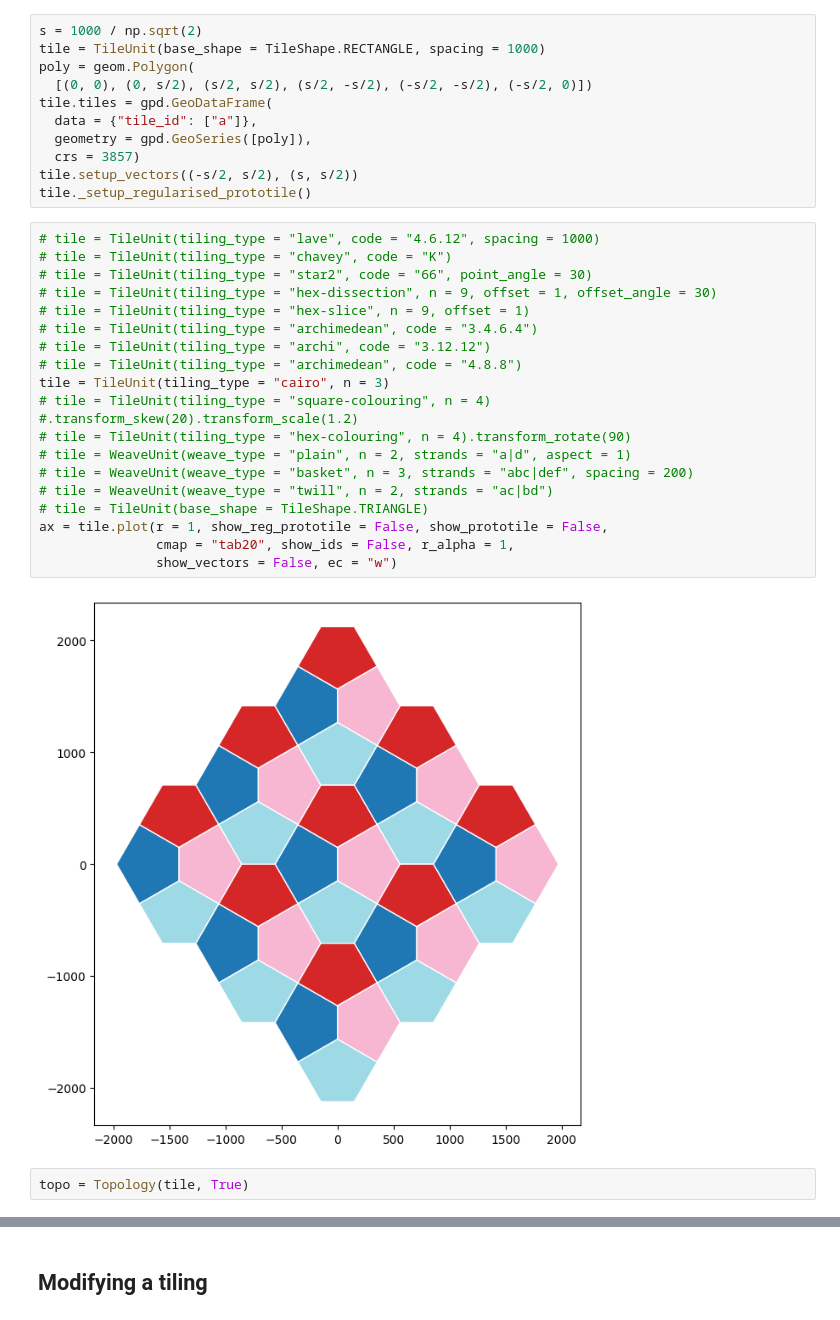
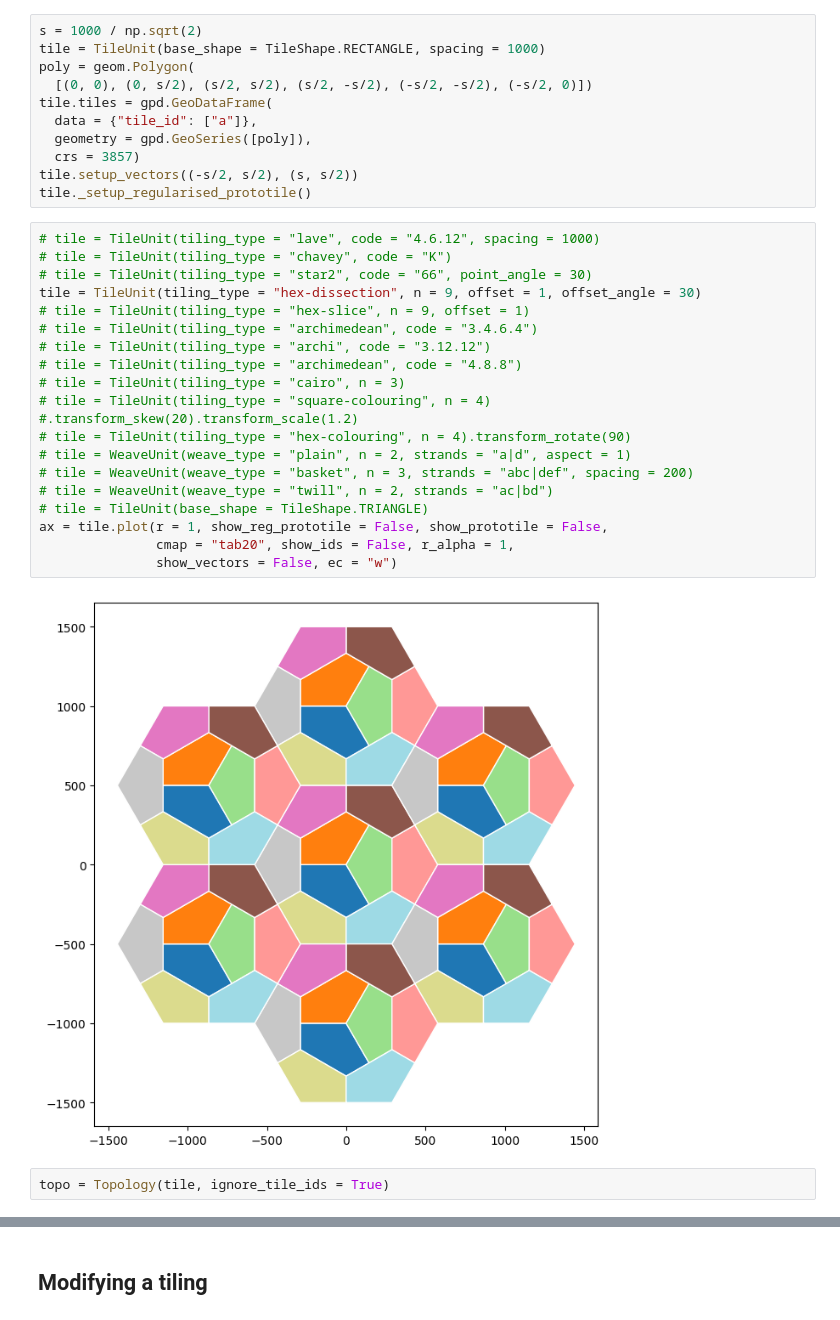
Before and after one commit to DOSull/weavingspace, a Jupyter notebook: examples/topology-working.ipynb, the cells around one changed output, grey strips where cells are left out. Cells and saved outputs as stored; diff of their text form.

```diff
--- a/examples/topology-working.ipynb
+++ b/examples/topology-working.ipynb
@@ -36,24 +33,24 @@ tile._setup_regularised_prototile()
 # %%
 # tile = TileUnit(tiling_type = "lave", code = "4.6.12", spacing = 1000)
 # tile = TileUnit(tiling_type = "chavey", code = "K")
 # tile = TileUnit(tiling_type = "star2", code = "66", point_angle = 30)
-# tile = TileUnit(tiling_type = "hex-dissection", n = 9, offset = 1, offset_angle = 30)
+tile = TileUnit(tiling_type = "hex-dissection", n = 9, offset = 1, offset_angle = 30)
 # tile = TileUnit(tiling_type = "hex-slice", n = 9, offset = 1)
 # tile = TileUnit(tiling_type = "archimedean", code = "3.4.6.4")
 # tile = TileUnit(tiling_type = "archi", code = "3.12.12")
 # tile = TileUnit(tiling_type = "archimedean", code = "4.8.8")
-tile = TileUnit(tiling_type = "cairo", n = 3)
+# tile = TileUnit(tiling_type = "cairo", n = 3)
 # tile = TileUnit(tiling_type = "square-colouring", n = 4) #.transform_skew(20).transform_scale(1.2)
 # tile = TileUnit(tiling_type = "hex-colouring", n = 4).transform_rotate(90)
 # tile = WeaveUnit(weave_type = "plain", n = 2, strands = "a|d", aspect = 1)
 # tile = WeaveUnit(weave_type = "basket", n = 3, strands = "abc|def", spacing = 200)
 # tile = WeaveUnit(weave_type = "twill", n = 2, strands = "ac|bd")
 # tile = TileUnit(base_shape = TileShape.TRIANGLE)
 ax = tile.plot(r = 1, show_reg_prototile = False, show_prototile = False,
                cmap = "tab20", show_ids = False, r_alpha = 1,
                show_vectors = False, ec = "w")
 # %% [output]
-[figure, old version]
+[figure, new version]
 # %%
-topo = Topology(tile, True)
+topo = Topology(tile, ignore_tile_ids = True)
 # %%
```
Also changed, not shown: parts of 8 cells of this notebook, 4 other files.
